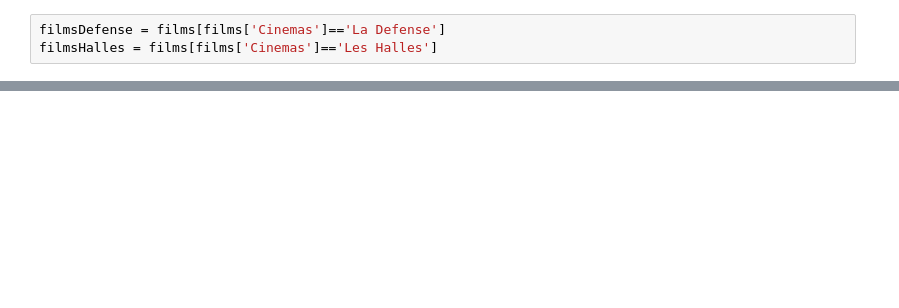
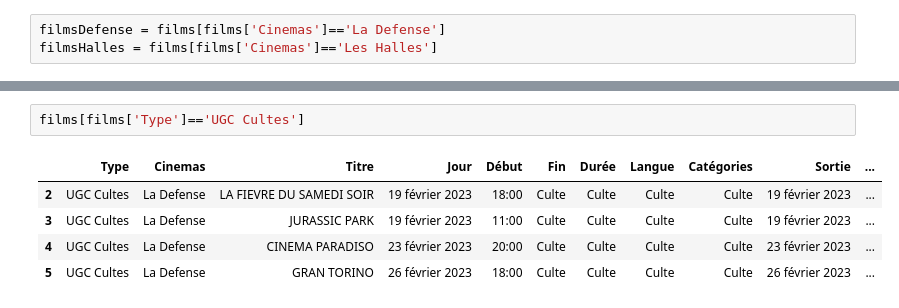
Before and after one commit to tatouti/Scholar-Project, a Jupyter notebook: PersonnalProject/FilmsUGC_2.0.ipynb, the cells around one changed output, grey strips where cells are left out. Drawn from its saved outputs; the diff is of its cells as text; blank space fills up the shorter version.

```diff
--- a/PersonnalProject/FilmsUGC_2.0.ipynb
+++ b/PersonnalProject/FilmsUGC_2.0.ipynb
@@ -424,0 +415,8 @@ films[films['Type']=='Avant-Premières']
+# %%
+films[films['Type']=='UGC Cultes']
+# %% [output]
+|  | Type | Cinemas | Titre | Jour | Début | Fin | Durée | Langue | Catégories | Sortie | ... |
+| 2 | UGC Cultes | La Defense | LA FIEVRE DU SAMEDI SOIR | 19 février 2023 | 18:00 | Culte | Culte | Culte | Culte | 19 février 2023 | ... |
+| 3 | UGC Cultes | La Defense | JURASSIC PARK | 19 février 2023 | 11:00 | Culte | Culte | Culte | Culte | 19 février 2023 | ... |
+| 4 | UGC Cultes | La Defense | CINEMA PARADISO | 23 février 2023 | 20:00 | Culte | Culte | Culte | Culte | 23 février 2023 | ... |
+| 5 | UGC Cultes | La Defense | GRAN TORINO | 26 février 2023 | 18:00 | Culte | Culte | Culte | Culte | 26 février 2023 | ... |
```
Also changed, not shown: parts of 4 cells of this notebook.
